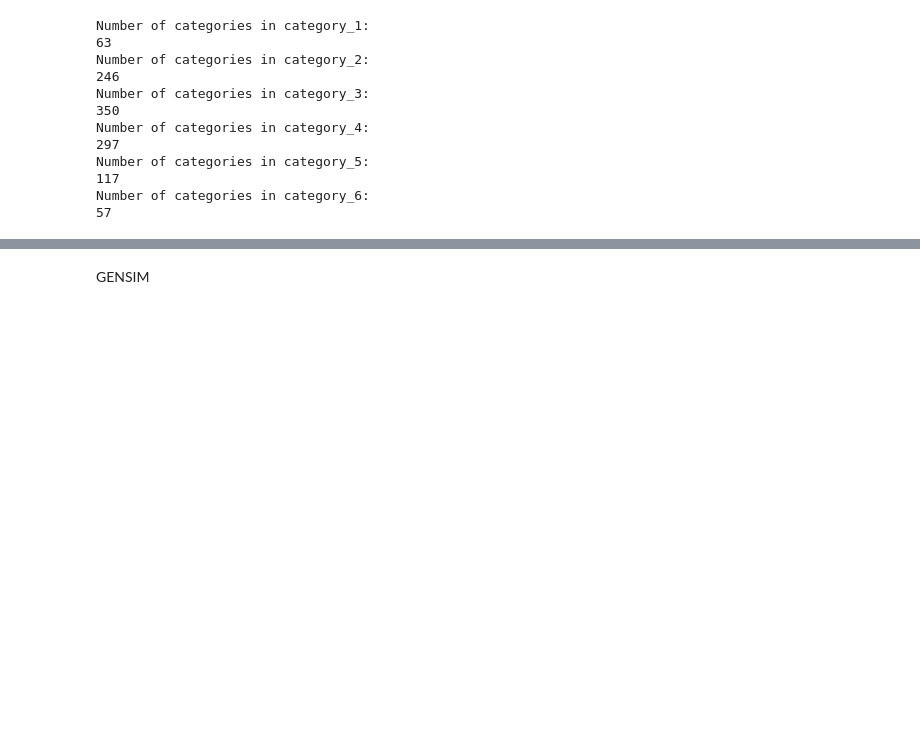
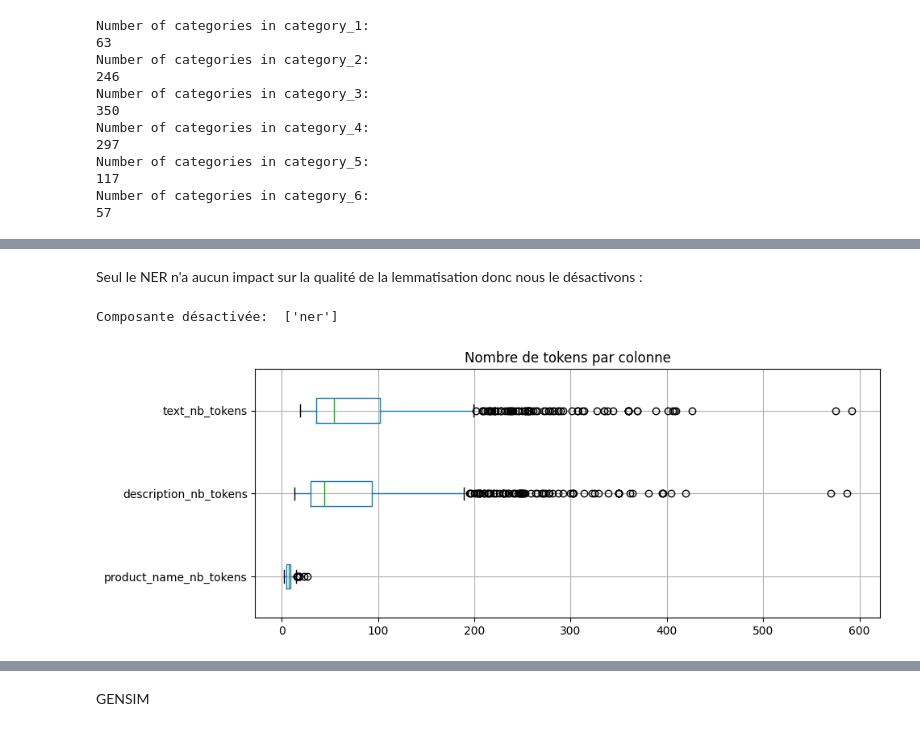
Before and after one commit to Hedredo/oc_projet_6, a Jupyter notebook: 1_notebook_classification_072024.ipynb, the cells around one changed output, grey strips where cells are left out. Cells and saved outputs as stored; diff of their text form; code cells hidden in the pictures; blank space fills up the shorter version.

Commit message:
MAJ_text_and_files

```diff
--- a/1_notebook_classification_072024.ipynb
+++ b/1_notebook_classification_072024.ipynb
@@ -369,2 +277,0 @@ text = "he loves working with data. It works like a charm at his work"
-# %%
-doc = nlp(text)
@@ -428,0 +292,10 @@ Length: 933, dtype: float64
+# %% [markdown]
+Seul le NER n'a aucun impact sur la qualité de la lemmatisation donc nous le désactivons :
+# %%
+# Deactivate the NER component
+print('Composante désactivée: ', trf.disable_pipes("ner"))
+# %% [output]
+Composante désactivée:  ['ner']
+# %%
+# Define a list with our 3 columns
+options = ["product_name", "description", "text"]
@@ -428,0 +307,9 @@ Length: 933, dtype: float64
+# %%
+for option in options:
+    # Create a doc object for each column in the options list
+    flipkart_filtered[option + "_nb_tokens"] = [len(doc) for doc in flipkart_filtered[option].str.split()]
+# %%
+flipkart_filtered.boxplot(column=["product_name_nb_tokens", "description_nb_tokens", "text_nb_tokens"], vert=False, figsize=(10, 4)).set(title="Nombre de tokens par colonne")
+plt.show()
+# %% [output]
+[figure, added]
```
Also changed, not shown: parts of 69 cells of this notebook, 2 other files.
